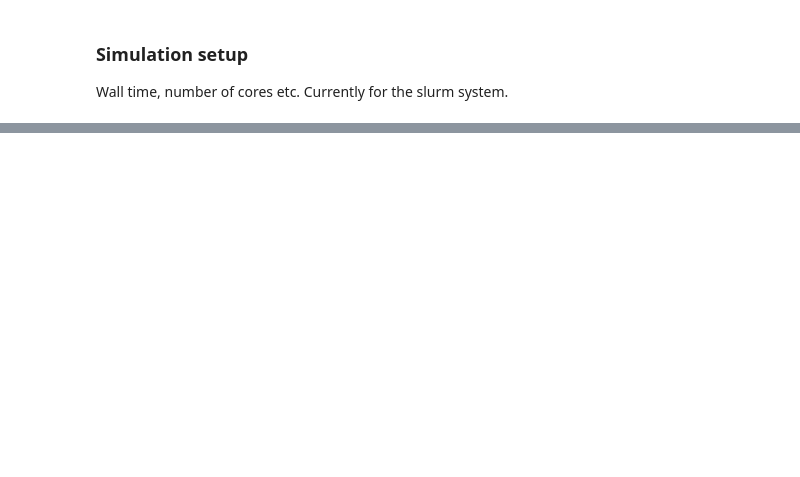
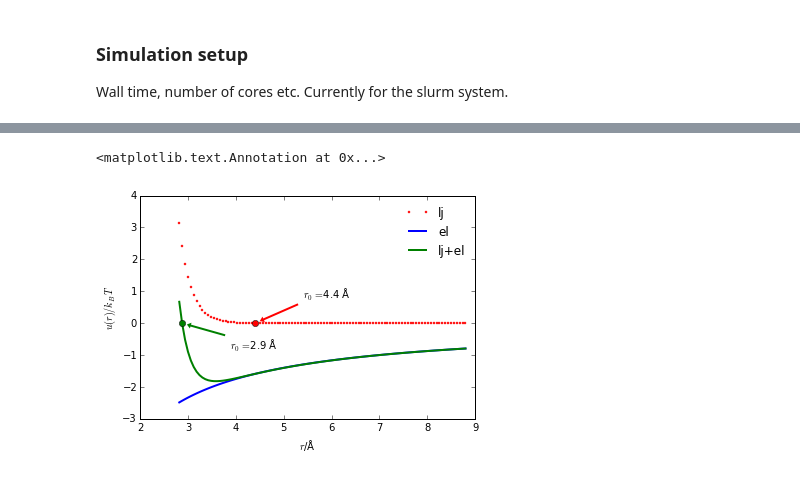
Before and after one commit to mlund/faunus-notebooks, a Jupyter notebook: activity-coefficients/excess.ipynb, the cells around one changed output, grey strips where cells are left out. Saved outputs shown, nothing was run; the diff lists cells and outputs as text; code cells hidden in the pictures; blank space fills up the shorter version.

```diff
--- a/activity-coefficients/excess.ipynb
+++ b/activity-coefficients/excess.ipynb
@@ -189,24 +231,30 @@ plt.xlabel('molarity')
 # %%
 from scipy.optimize import newton
 
 lB=7           # Bjerrum length (Å)
 s=2*2.2        # sigma (Å)
 eps=0.01 / 2.5 # epsilon (kT)
+r = np.linspace(0.64*s, 2*s, 100)
 
 def el(r): return -lB/r                        # Coulomb pot.
 def lj(r): return 4*eps*( (s/r)**12-(s/r)**6 ) # Lennard-Jones pot.
 def u(r): return lj(r) + el(r)                 # combined pot.
 
-r = np.linspace(0.64*s, 2*s, 100)
-
-plt.plot(r, lj(r), 'r.', label='lj', markersize=2 )
-plt.plot(r, el(r), label='el')
-plt.plot(r, u(r), label='lj+el' )
+plt.plot(r, lj(r), 'r.', label='lj', markersize=4 )
+plt.plot(r, el(r), label='el', lw=2)
+plt.plot(r, u(r), label='lj+el', lw=2 )
 plt.xlabel(u'$r$/Å')
 plt.ylabel(u'$u(r)/k_BT$')
 plt.legend(loc=0, frameon=False)
 
 r0 = newton(u, x0=0.5*s) # when is u(r) zero?
 plt.plot([r0], [0], 'go')
-plt.annotate( '$r_0=$'+str('%.2f' % r0)+u' Å', xy=(rzero, 0), xytext=(r0+1, -1),
-             arrowprops=dict(facecolor='green', width=2, headwidth=6, edgecolor='none') )
+plt.annotate( '$r_0=$'+str('%.1f' % r0)+u' Å', xy=(r0, 0), xytext=(r0+1, -0.8),
+             arrowprops=dict(facecolor='green', width=2, headwidth=6, edgecolor='none', shrink=0.1) )
+
+plt.plot([s], [0], 'ro')
+plt.annotate( '$r_0=$'+str('%.1f' % s)+u' Å', xy=(s, 0), xytext=(s+1, 0.8),
+             arrowprops=dict(facecolor='red', width=2, headwidth=6, edgecolor='none', shrink=0.1) )
+# %% [output]
+<matplotlib.text.Annotation at 0x...>
+[figure, added]
```
Also changed, not shown: parts of 13 cells of this notebook.
